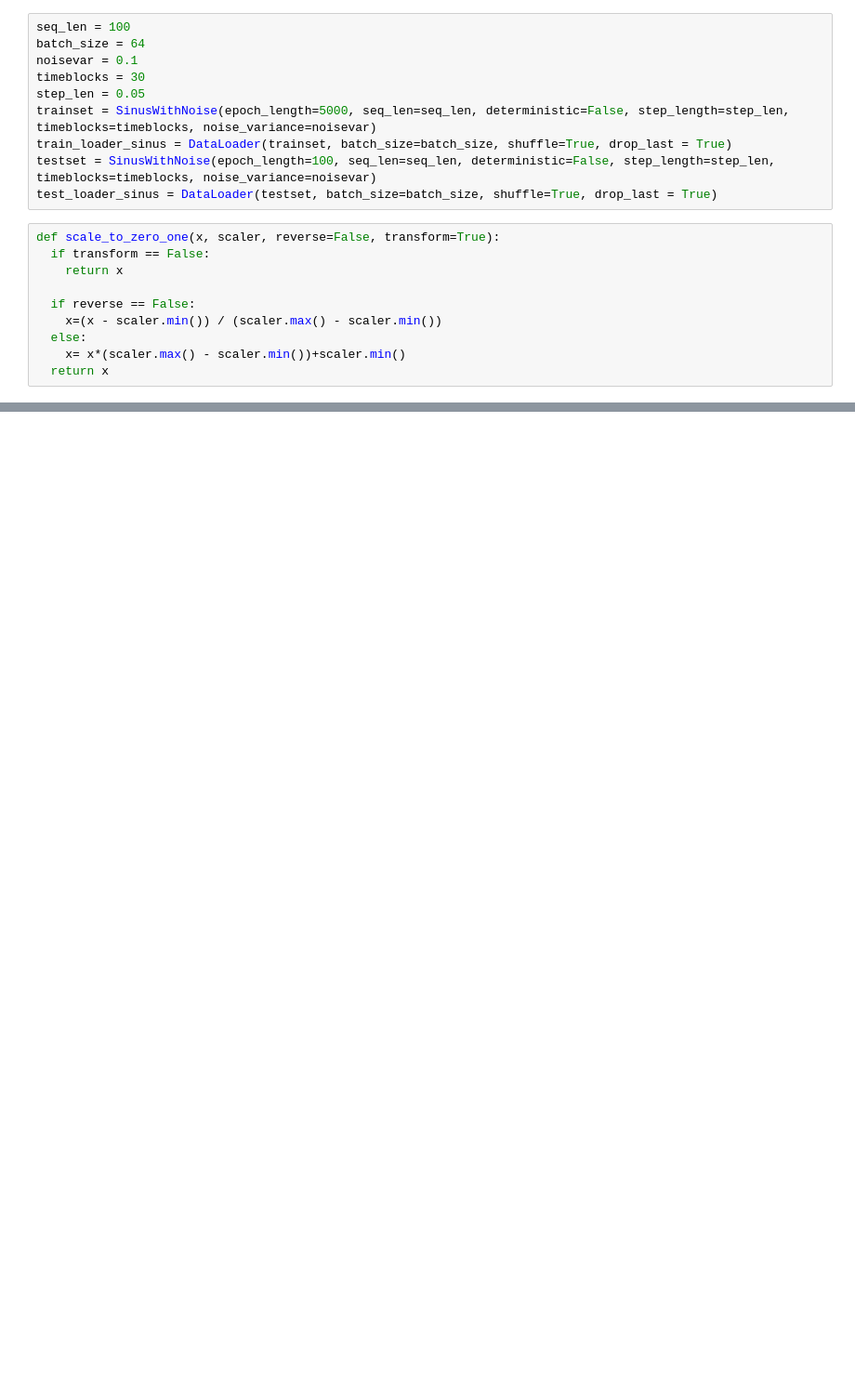
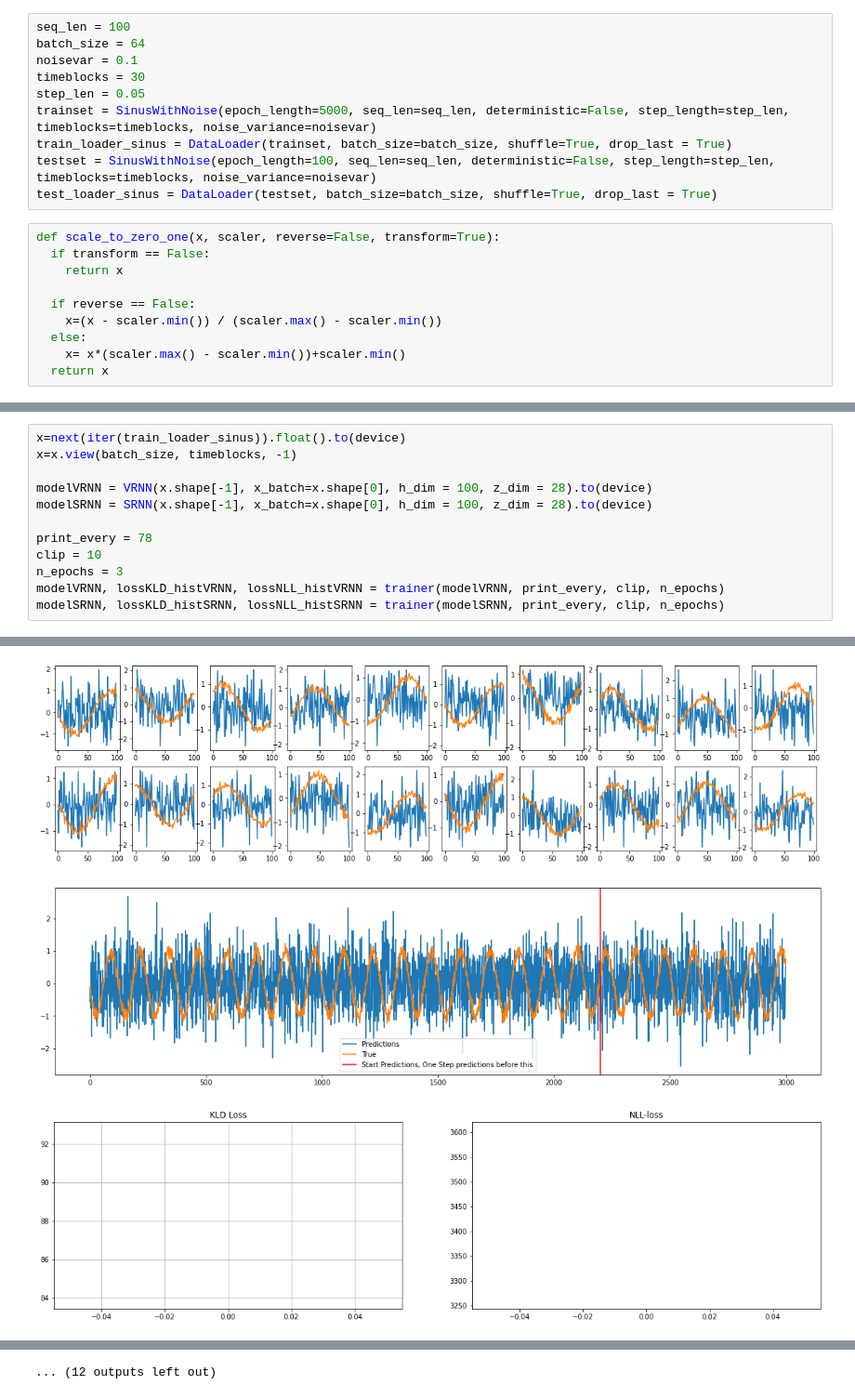
Before and after one commit to cdglissov/recurrent-flows-msc, a Jupyter notebook: Notebooks/VRNN1D.ipynb, the cells around one changed output, grey strips where cells are left out. Shown at 93% size. Saved outputs shown, nothing was run; the diff lists cells and outputs as text; blank space fills up the shorter version.

Commit message:
Add files via upload
Updated to add SRNN, and compared VRNN and SRNN on sinus data.

```diff
--- a/Notebooks/VRNN1D.ipynb
+++ b/Notebooks/VRNN1D.ipynb
@@ -772,0 +1004,13 @@ Epoch Loss: -2225.72
+# %%
+x=next(iter(train_loader_sinus)).float().to(device)
+x=x.view(batch_size, timeblocks, -1)
+
+modelVRNN = VRNN(x.shape[-1], x_batch=x.shape[0], h_dim = 100, z_dim = 28).to(device)
+modelSRNN = SRNN(x.shape[-1], x_batch=x.shape[0], h_dim = 100, z_dim = 28).to(device)
+
+print_every = 78
+clip = 10
+n_epochs = 3
+modelVRNN, lossKLD_histVRNN, lossNLL_histVRNN = trainer(modelVRNN, print_every, clip, n_epochs)
+modelSRNN, lossKLD_histSRNN, lossNLL_histSRNN = trainer(modelSRNN, print_every, clip, n_epochs)
+# %% [output]
@@ -772,0 +1019,3 @@ Epoch Loss: -2225.72
+[figure, added]
+[figure, added]
+[figure, added]
@@ -772,0 +1032 @@ Epoch Loss: -2225.72
+... (12 outputs left out)
```
Also changed, not shown: parts of 7 cells of this notebook.
